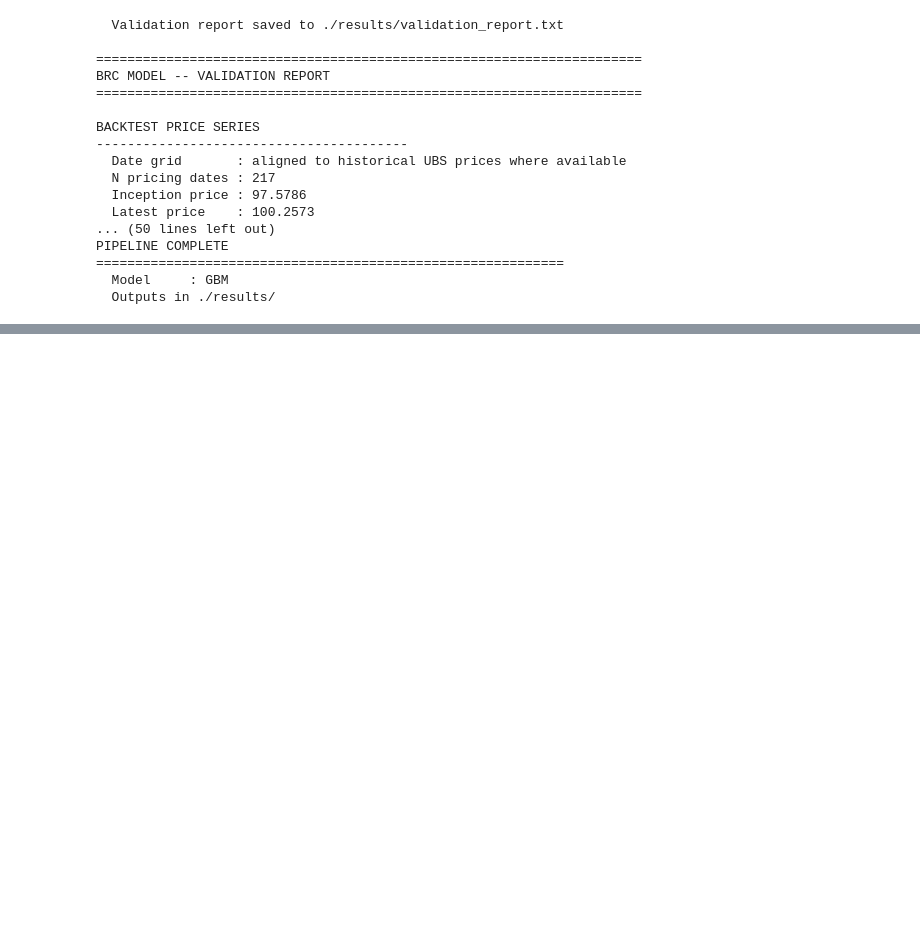
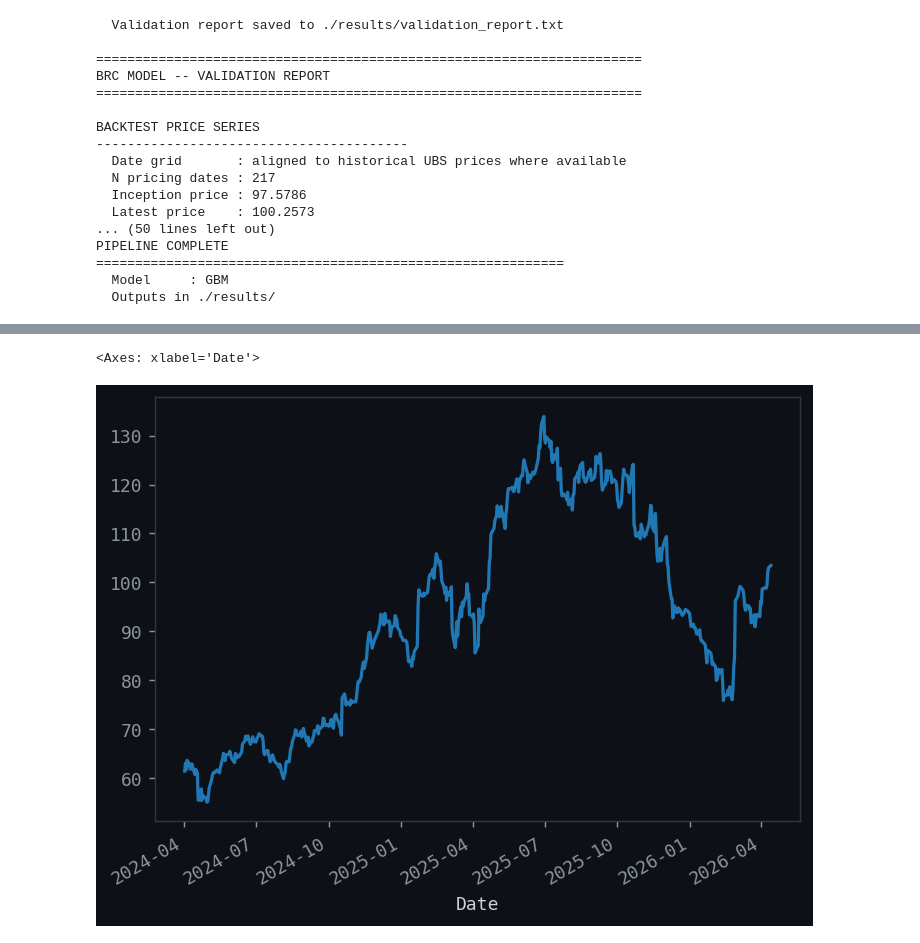
Before and after one commit to ngzxzxzx/MH4518_Group8, a Jupyter notebook: pipeline/any_model/gbm.ipynb, the cells around one changed output, grey strips where cells are left out. Drawn from its saved outputs; the diff is of its cells as text; code cells hidden in the pictures; blank space fills up the shorter version.

```diff
--- a/pipeline/any_model/gbm.ipynb
+++ b/pipeline/any_model/gbm.ipynb
@@ -2874,3 +2843,33 @@ PIPELINE COMPLETE
 ============================================================
   Model     : GBM
   Outputs in ./results/
+# %%
+model_name         = "gbm"
+surface_type       = "bs"
+surface_csv        = None
+data_root          = None
+backtest_frequency = "W"
+n_sims_main        = N_SIMS_MAIN
+
+if surface_csv:
+    print(f"\n  Surface CSV (explicit): {surface_csv}")
+    surf_df, inferred_type = load_surface_from_path(surface_csv)
+
+    ds = DataStore()
+    ds.surface_type     = inferred_type
+    ds.inception_surface = surf_df
+    paths_ = resolve_paths(data_root)
+
+    try:
+        ds.log_returns        = load_log_returns(paths_["log_returns"])
+        ds.correlation_matrix = estimate_correlation(ds.log_returns)
+    except Exception:
+        print("  Using hardcoded correlation.")
+        ds.correlation_matrix = np.array([
+            [1.000, 0.357, 0.352],
+            [0.357, 1.000, 0.489],
+            [0.352, 0.489, 1.000],
+        ])
+
+
+    ds.realised_spots        = fetch_realised_prices()
@@ -2876,0 +2880,7 @@ PIPELINE COMPLETE
+# %%
+print(f"\n  Surface type : {surface_type.upper()} (synthetic fallback)")
+ds = build_data_store(
+    simulator_class = Simulator,
+    surface_type    = surface_type,
+    data_root       = data_root,
+)
@@ -2876,0 +2922,5 @@ PIPELINE COMPLETE
+# %%
+ds.realised_spots['NFLX'].plot()
+# %% [output]
+<Axes: xlabel='Date'>
+[figure, added]
```
Also changed, not shown: parts of 4 cells of this notebook, 5 other files.
